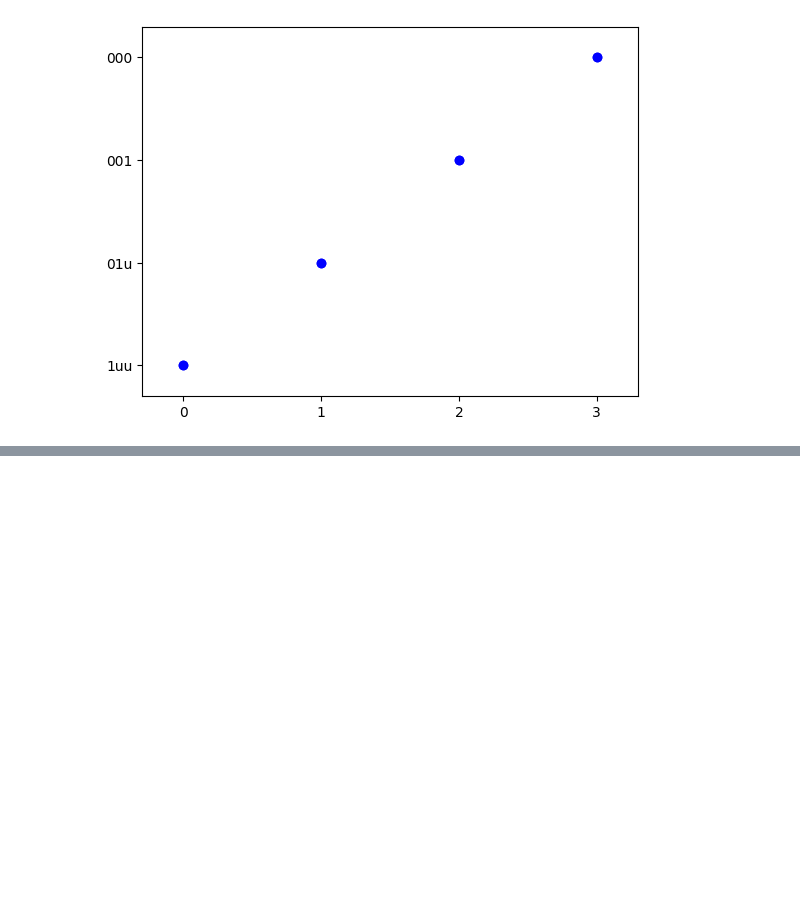
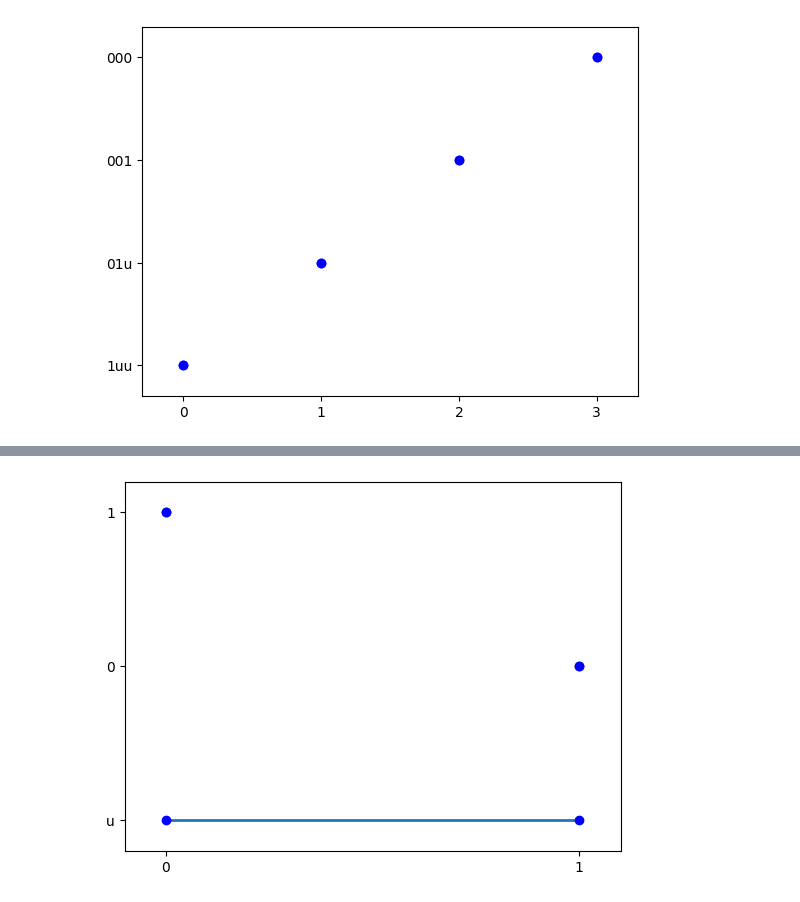
Before and after one commit to mihaicraciun2002/conditional-reasoning-tools, a Jupyter notebook: rational_closures_vectorised_valuations_gdrive.ipynb, the cells around one changed output, grey strips where cells are left out. Saved outputs shown, nothing was run; the diff lists cells and outputs as text; code cells hidden in the pictures; blank space fills up the shorter version.

```diff
--- a/rational_closures_vectorised_valuations_gdrive.ipynb
+++ b/rational_closures_vectorised_valuations_gdrive.ipynb
@@ -249,0 +258,4 @@ Rank for valuation 000 is 3
+# %%
+display_raw(["1", "0", "u"], [(0, 0), (1, 1), (0, 1)])
+# %% [output]
+[figure, added]
```
Also changed, not shown: parts of 16 cells of this notebook.
